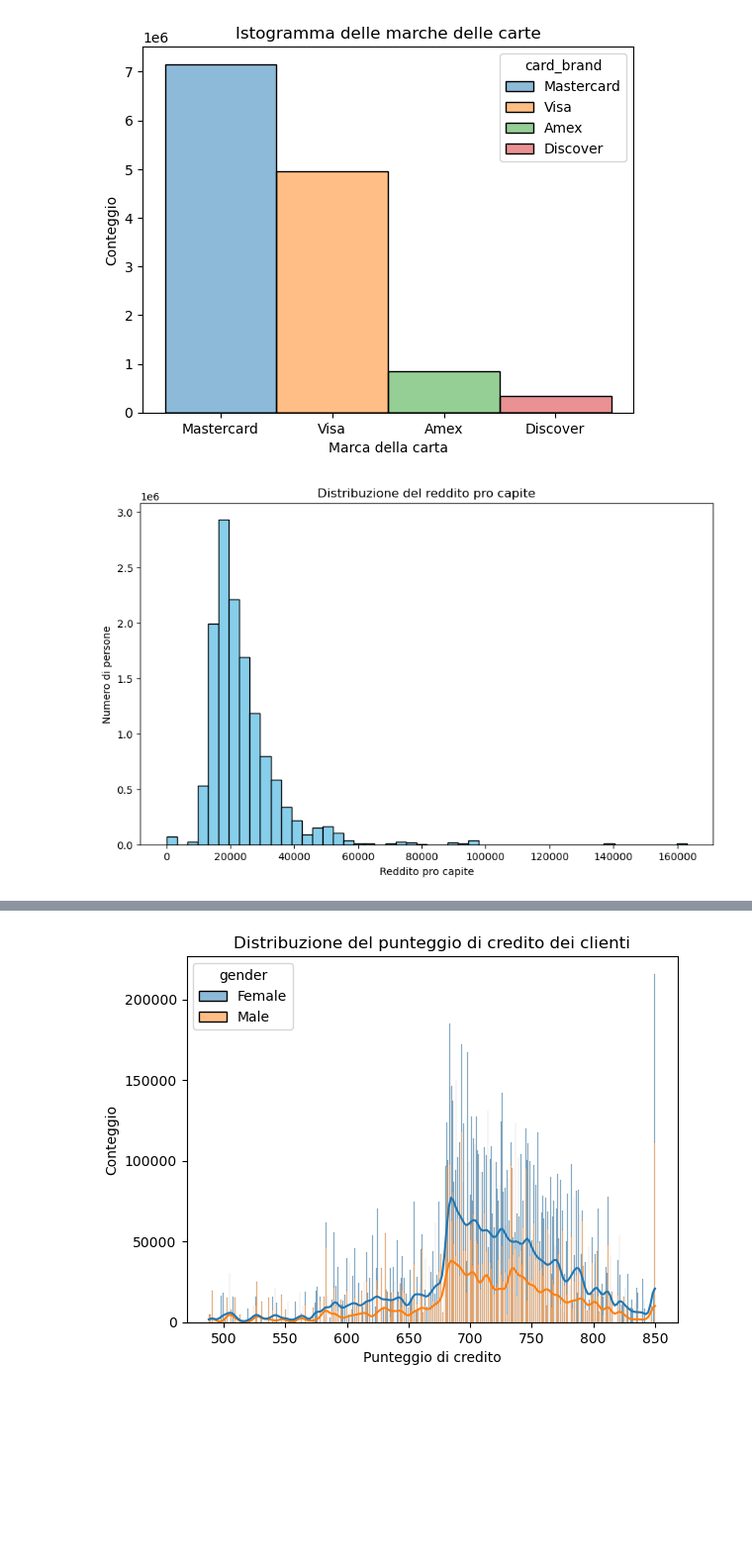
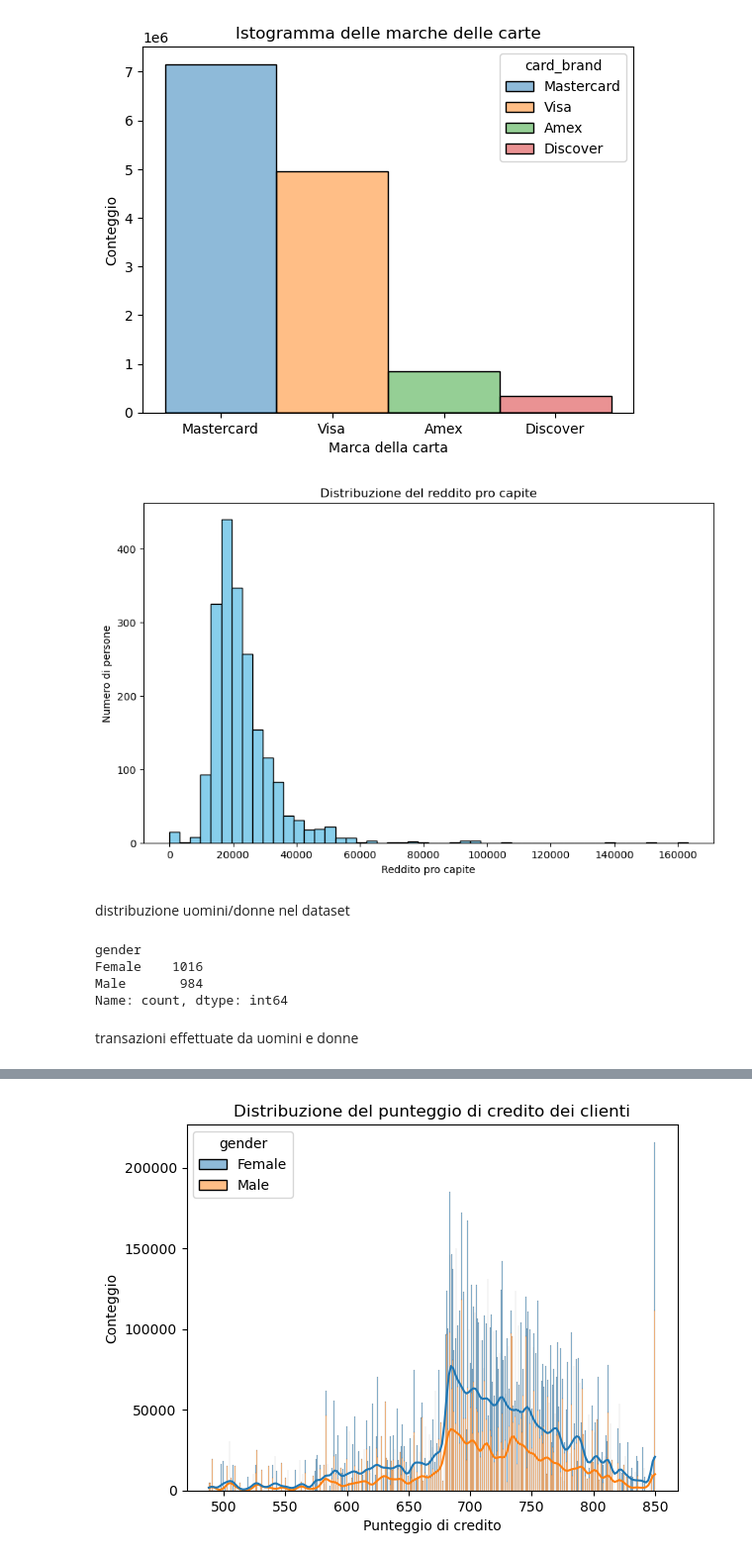
Before and after one commit to AlessandroPieragostini/Data-Science, a Jupyter notebook: data_science_cluster_class.ipynb, the cells around one changed output, grey strips where cells are left out. Shown at 99% size. Cells and saved outputs as stored; diff of their text form; code cells hidden in the pictures; blank space fills up the shorter version.

```diff
--- a/data_science_cluster_class.ipynb
+++ b/data_science_cluster_class.ipynb
@@ -538,13 +573,25 @@ plt.show()
 [figure]
 # %%
 plt.figure(figsize=(10, 6))
-plt.hist(trans_final['per_capita_income'], bins=50, color='skyblue', edgecolor='black')
+plt.hist(users['per_capita_income'], bins=50, color='skyblue', edgecolor='black')
 plt.title('Distribuzione del reddito pro capite')
 plt.xlabel('Reddito pro capite')
 plt.ylabel('Numero di persone')
 plt.show()
 # %% [output]
-[figure, old version]
+[figure, new version]
+# %% [markdown]
+distribuzione uomini/donne nel dataset
+# %%
+gender_count = users['gender'].value_counts()
+print(gender_count)
+# %% [output]
+gender
+Female    1016
+Male       984
+Name: count, dtype: int64
+# %% [markdown]
+transazioni effettuate da uomini e donne
 # %%
 gender_count = trans_final['gender'].value_counts()
 print(gender_count)
```
Also changed, not shown: parts of 38 cells of this notebook.
